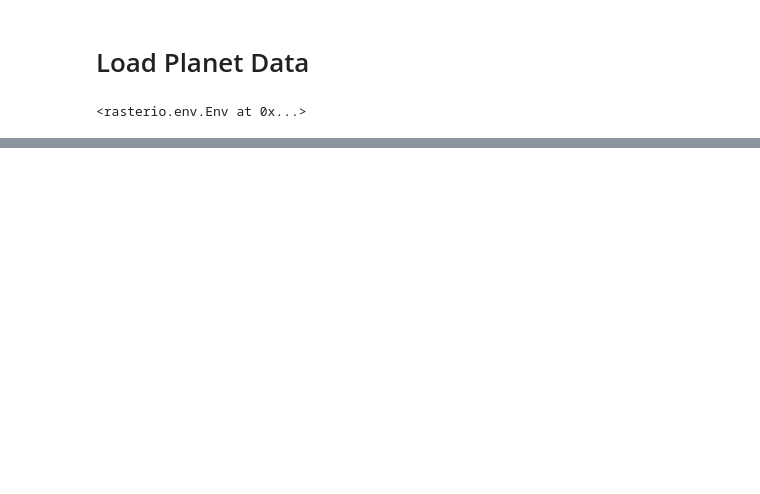
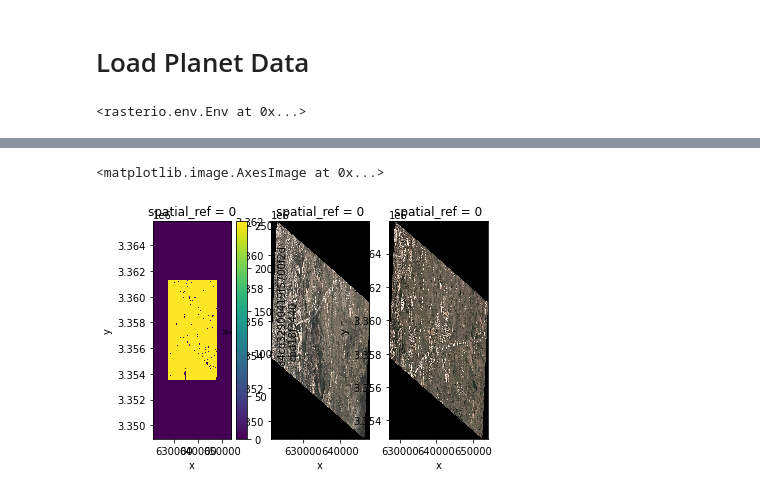
Before and after one commit to makepath/austin-ml-change-detection-demo, a Jupyter notebook: SiameseCD/planet_demo.ipynb, the cells around one changed output, grey strips where cells are left out. Saved outputs shown, nothing was run; the diff lists cells and outputs as text; code cells hidden in the pictures; blank space fills up the shorter version.

```diff
--- a/SiameseCD/planet_demo.ipynb
+++ b/SiameseCD/planet_demo.ipynb
@@ -183,0 +163,2 @@ add_offset :
+# %%
+ds_comb = ds.isel(**slices)
@@ -184,6 +193,34 @@ add_offset :
 # %%
 import dask.array
-def predict_chips(data:TypedDict('data',{'A': torch.Tensor, 'B': torch.Tensor, 'name':str}),model)->torch.Tensor:
-    return model._forward_pass(data).to("cpu")
+def predict_chips(data,model)->torch.Tensor:
+    result = model._forward_pass(data).cpu().numpy()[0][0]
+    return result
+
+def copy_and_predict_chunked(tile,model,token=None):
+    slices = dask.array.core.slices_from_chunks(dask.array.empty(tile.shape).chunks)
+    out = np.empty(shape=tile.shape[2:], dtype="uint8")
+    device = torch.device("cuda")
+    A = torch.as_tensor(tile[0][np.newaxis, ...]) #gpu_chip = torch.as_tensor(tile[slice_][np.newaxis, ...]).to(device)
+    B = torch.as_tensor(tile[1][np.newaxis, ...])
+    gpu_chip = {'name':'test','A':A.float().to(device),'B':B.float().to(device),'L':torch.zeros(1,1,256,256).float().to(device)}
+    out = predict_chips(gpu_chip, model)
+    return out
 # %%
-def copy_and_predict_chunked(
+meta = np.array([[]], dtype="uint8")[:0]
+
+predictions_array = ds_comb.data.map_blocks(
+    copy_and_predict_chunked,
+    meta=meta,
+    drop_axis=[0,1],
+    model=remote_model,
+    name="predict",
+)
+
+predictions_array
+
+predictions = xr.DataArray(
+    predictions_array,
+    coords=ds_comb.drop_vars("band").coords,
+    dims=("y", "x"),
+)
+predictions
@@ -189,0 +252,2 @@ def copy_and_predict_chunked(
+# %%
+test = predictions.compute()
@@ -189,0 +258,10 @@ def copy_and_predict_chunked(
+# %%
+import matplotlib.pyplot as plt
+from rasterio.plot import show
+fig,axs = plt.subplots(1,3)
+test.plot.imshow(ax=axs[0])
+ds1.plot.imshow(ax=axs[1])
+ds2.plot.imshow(ax=axs[2])
+# %% [output]
+<matplotlib.image.AxesImage at 0x...>
+[figure, added]
```
Also changed, not shown: parts of 24 cells of this notebook.
